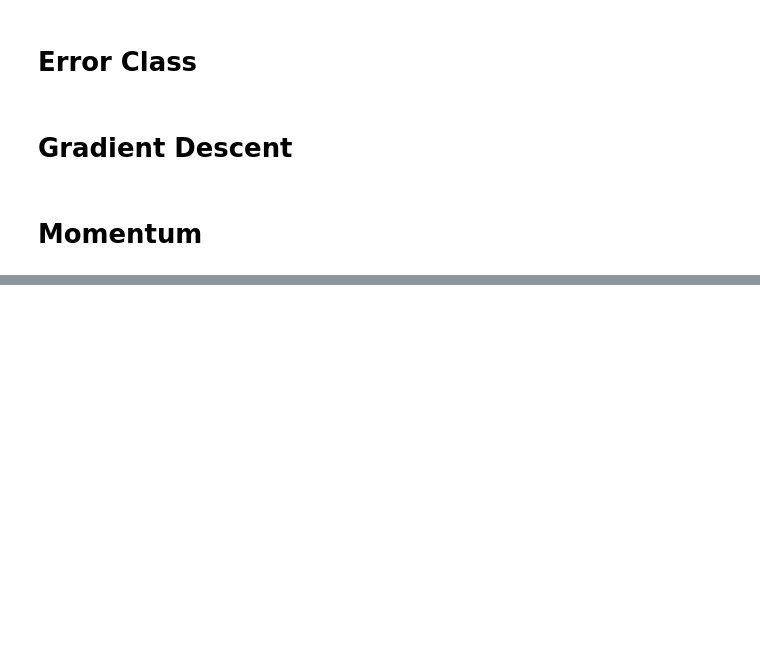
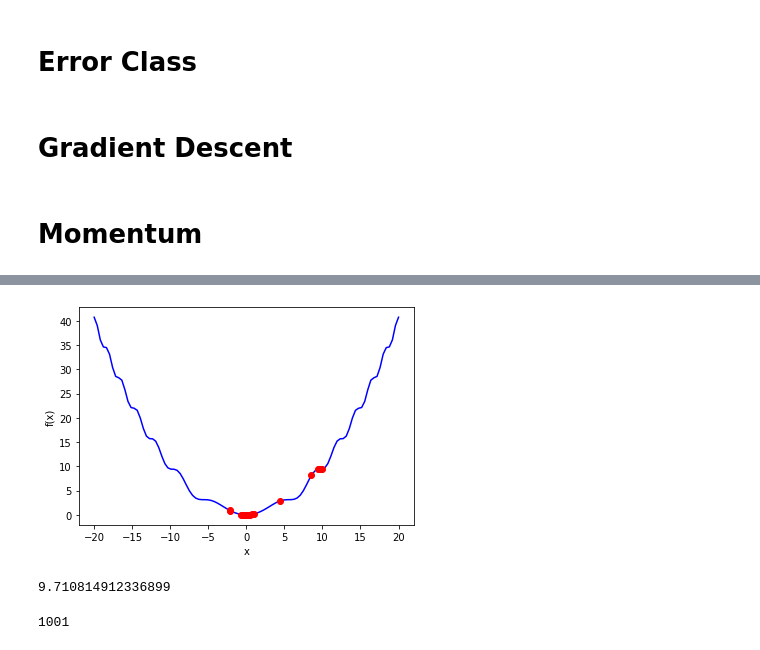
Before and after one commit to DanielDaCosta/gradient-descent, a Jupyter notebook: GradientDescent.ipynb, the cells around one changed output, grey strips where cells are left out. Drawn from its saved outputs; the diff is of its cells as text; code cells hidden in the pictures; blank space fills up the shorter version.

```diff
--- a/GradientDescent.ipynb
+++ b/GradientDescent.ipynb
@@ -277,0 +418,2 @@ class Momentum(GradientDescent):
+# %%
+test = Momentum(f, df, 10, learning_rate = 1, max_iterations = 500)
@@ -277,0 +428,4 @@ class Momentum(GradientDescent):
+# %%
+test.plot_optimization(-20, 20)
+# %% [output]
+[figure, added]
@@ -277,0 +434,8 @@ class Momentum(GradientDescent):
+# %%
+test.fit()
+# %% [output]
+9.710814912336899
+# %%
+test.get_n_iteration()
+# %% [output]
+1001
```
Also changed, not shown: parts of 29 cells of this notebook.
